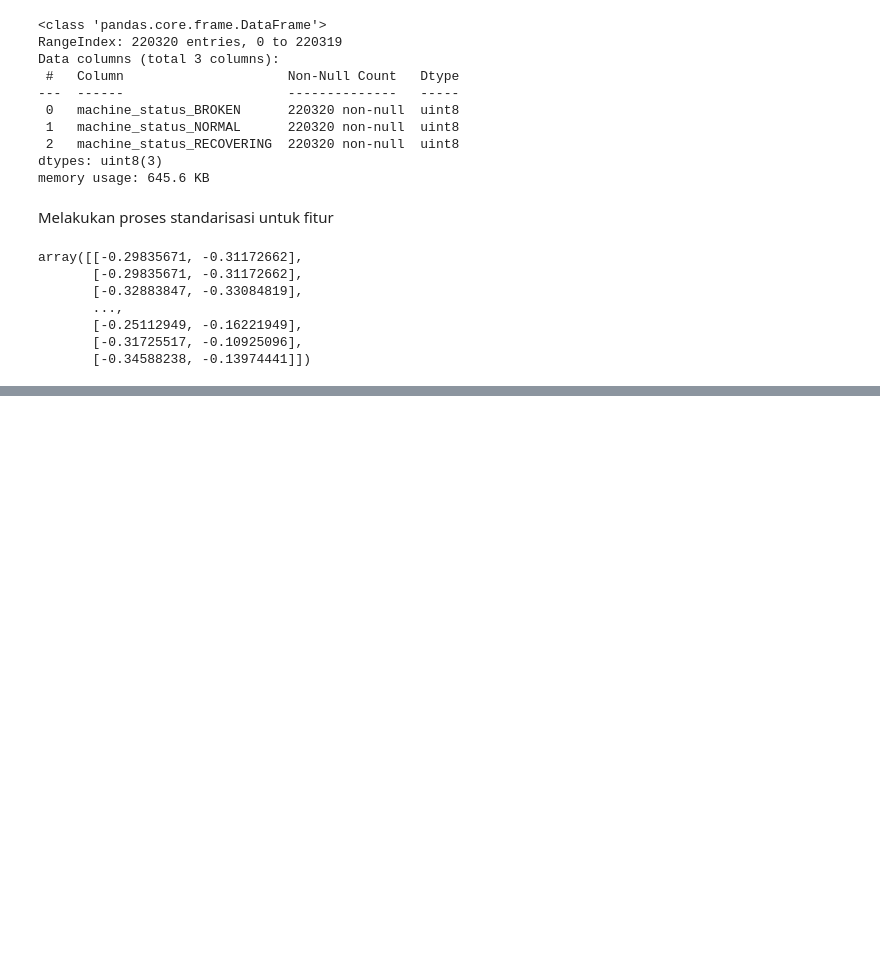
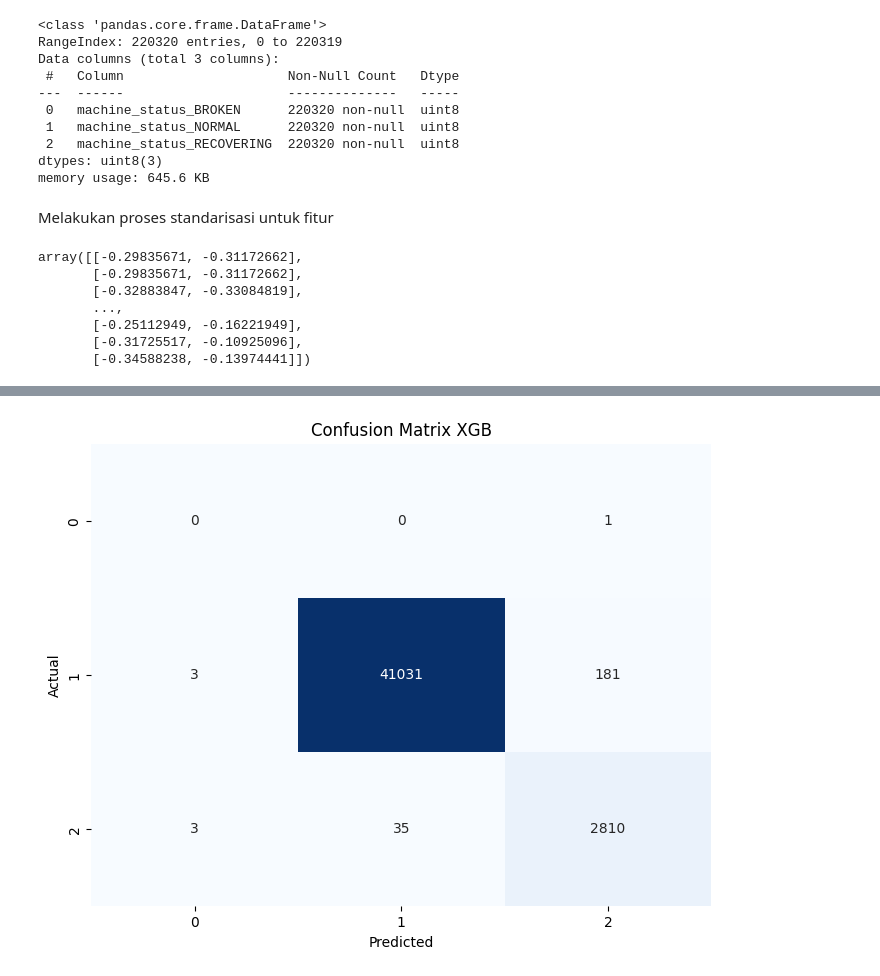
Before and after one commit to rubyw177/sensor-status-classification, a Jupyter notebook: sensor_status_classification.ipynb, the cells around one changed output, grey strips where cells are left out. Drawn from its saved outputs; the diff is of its cells as text; code cells hidden in the pictures; blank space fills up the shorter version.

```diff
--- a/sensor_status_classification.ipynb
+++ b/sensor_status_classification.ipynb
@@ -378,0 +495,7 @@ array([[-0.29835671, -0.31172662],
+# %%
+from xgboost import XGBClassifier
+
+xgb_clf = XGBClassifier(n_estimators=150, max_depth=20, random_state=0)
+xgb_clf.fit(X_train_resampled, y_train_resampled)
+
+models.loc['train_mse','XGBoost'] = mean_squared_error(y_pred = xgb_clf.predict(X_train_resampled), y_true=y_train_resampled)
@@ -378,0 +567,11 @@ array([[-0.29835671, -0.31172662],
+# %%
+y_pred = xgb_clf.predict(X_test)
+y_pred_cm = np.argmax(y_pred, axis=1)
+y_test_cm = np.argmax(y_test.values, axis=1)
+
+y_pred_cm
+y_test_cm
+cm = confusion_matrix(y_test_cm, y_pred_cm)
+
+print("Confusion Matrix XGB:\n", cm)
+print("\nXGB Classification Report:\n", classification_report(y_test_cm, y_pred_cm))
@@ -378,0 +594,9 @@ array([[-0.29835671, -0.31172662],
+# %%
+plt.figure(figsize=(8, 6))
+sns.heatmap(cm, annot=True, fmt='d', cmap='Blues', cbar=False)
+plt.xlabel('Predicted')
+plt.ylabel('Actual')
+plt.title('Confusion Matrix XGB')
+plt.show()
+# %% [output]
+[figure, added]
```
Also changed, not shown: parts of 21 cells of this notebook.
